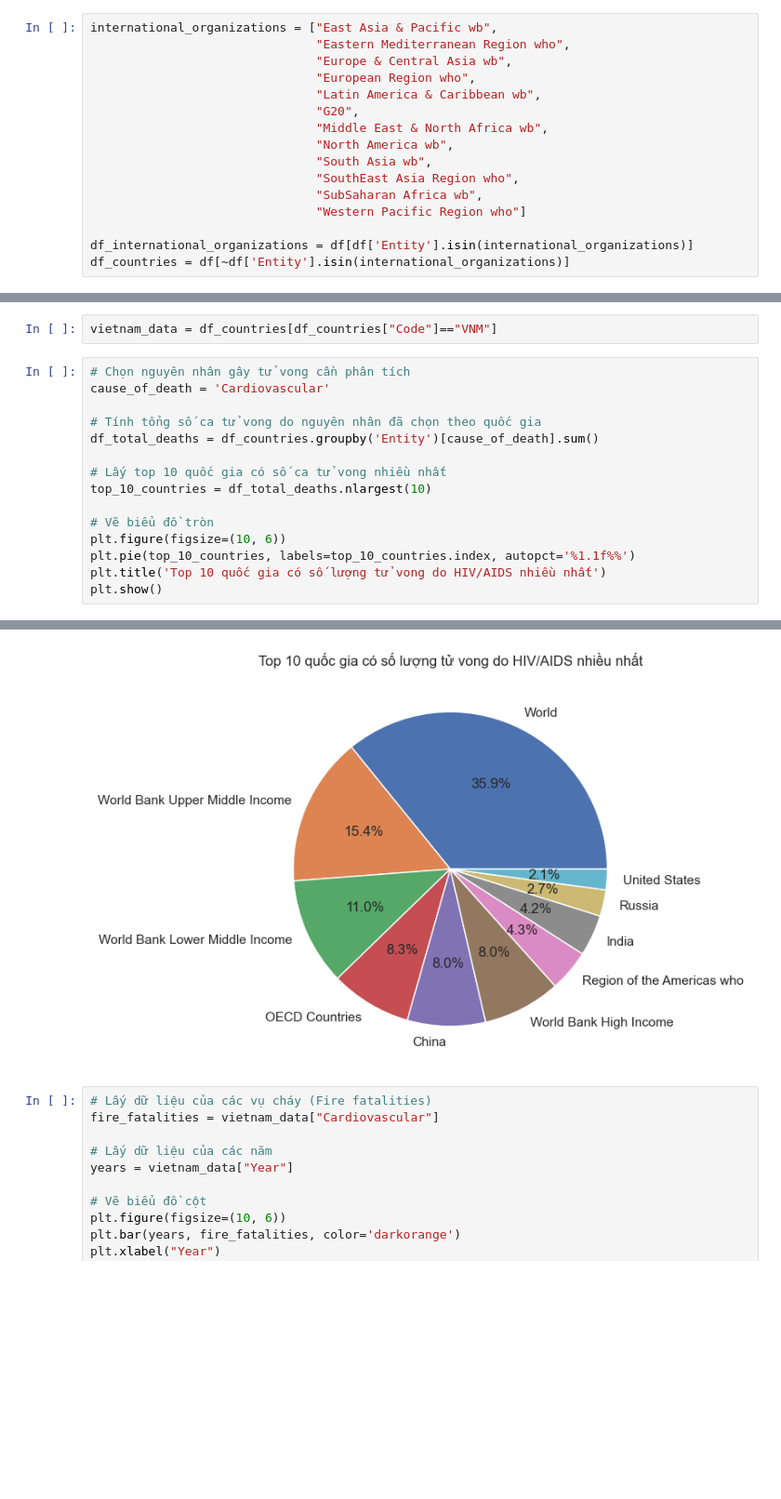
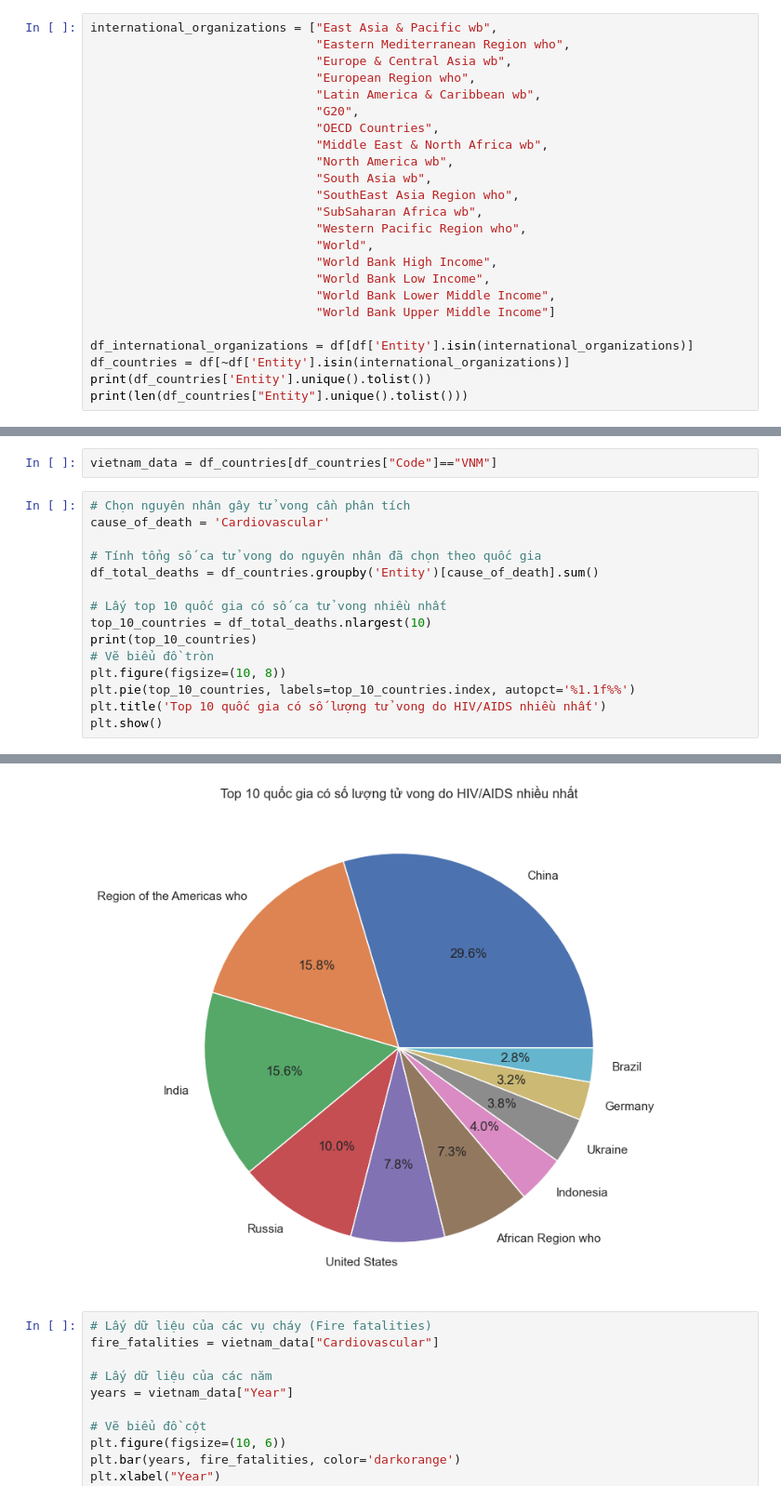
Before and after one commit to hoangvu1806/Analyze-annual-death-data, a Jupyter notebook: analysis.ipynb, the cells around one changed output, grey strips where cells are left out. Shown at 93% size. Saved outputs shown, nothing was run; the diff lists cells and outputs as text; blank space fills up the shorter version.

```diff
--- a/analysis.ipynb
+++ b/analysis.ipynb
@@ -227,13 +165,21 @@ international_organizations = ["East Asia & Pacific wb",
                                "European Region who",
                                "Latin America & Caribbean wb",
                                "G20",
+                               "OECD Countries",
                                "Middle East & North Africa wb",
                                "North America wb",
                                "South Asia wb",
                                "SouthEast Asia Region who",
                                "SubSaharan Africa wb",
-                               "Western Pacific Region who"]
+                               "Western Pacific Region who",
+                               "World",
+                               "World Bank High Income",
+                               "World Bank Low Income",
+                               "World Bank Lower Middle Income",
+                               "World Bank Upper Middle Income"]
 
 df_international_organizations = df[df['Entity'].isin(international_organizations)]
 df_countries = df[~df['Entity'].isin(international_organizations)]
+print(df_countries['Entity'].unique().tolist())
+print(len(df_countries["Entity"].unique().tolist()))
 # %% [output]
@@ -355,9 +347,9 @@ df_total_deaths = df_countries.groupby('Entity')[cause_of_death].sum()
 
 # Lấy top 10 quốc gia có số ca tử vong nhiều nhất
 top_10_countries = df_total_deaths.nlargest(10)
-
+print(top_10_countries)
 # Vẽ biểu đồ tròn
-plt.figure(figsize=(10, 6))
+plt.figure(figsize=(10, 8))
 plt.pie(top_10_countries, labels=top_10_countries.index, autopct='%1.1f%%')
 plt.title('Top 10 quốc gia có số lượng tử vong do HIV/AIDS nhiều nhất')
 plt.show()
@@ -365,4 +369,4 @@ plt.show()
-[figure, old version]
+[figure, new version]
 # %%
 # Lấy dữ liệu của các vụ cháy (Fire fatalities)
 fire_fatalities = vietnam_data["Cardiovascular"]
```
Also changed, not shown: parts of 16 cells of this notebook.
